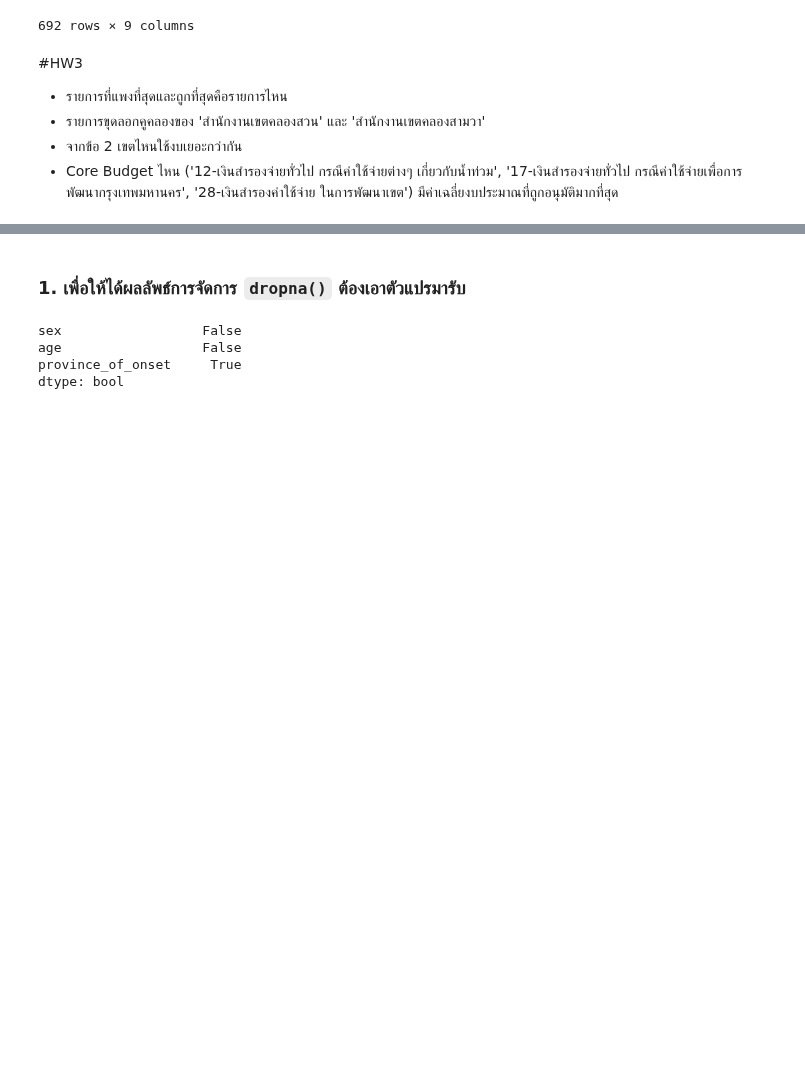
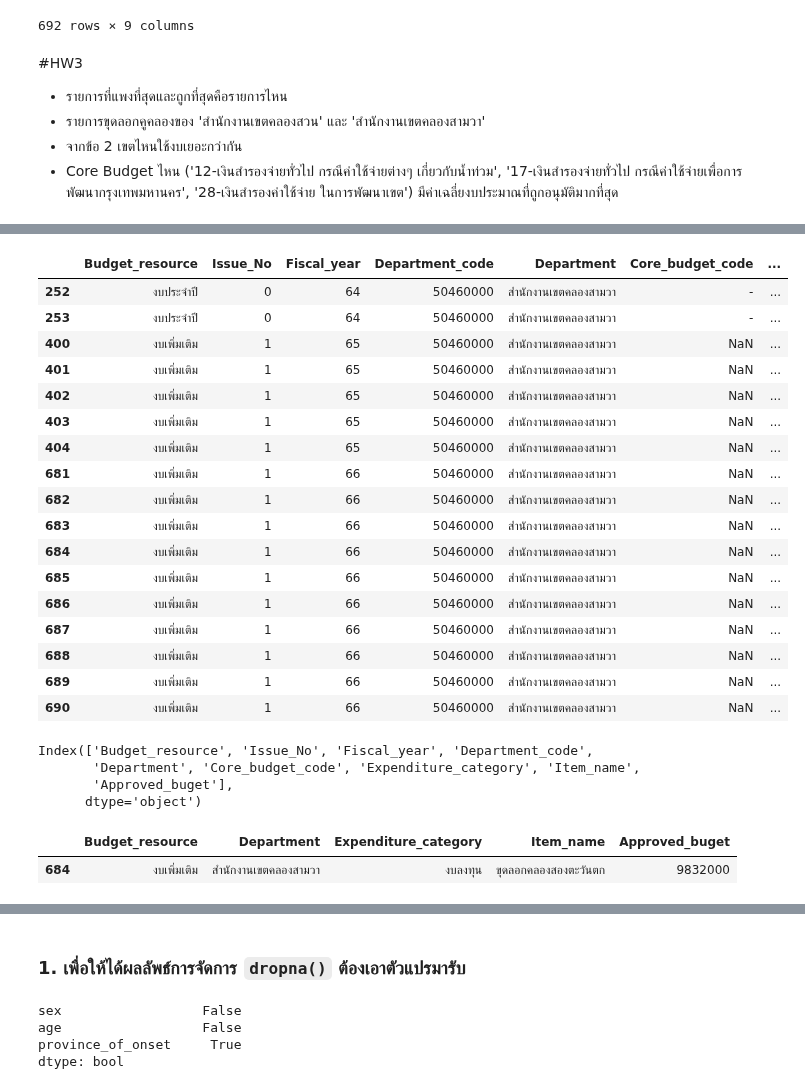
Before and after one commit to Aingon14/python_dataviz2023, a Jupyter notebook: Pandas101.ipynb, the cells around one changed output, grey strips where cells are left out. Cells and saved outputs as stored; diff of their text form; code cells hidden in the pictures; blank space fills up the shorter version.

```diff
--- a/Pandas101.ipynb
+++ b/Pandas101.ipynb
@@ -1182,0 +1210,45 @@ data1
+# %%
+#  รายการขุดลอกคูคลองของ 'สำนักงานเขตคลองสวน' และ 'สำนักงานเขตคลองสามวา'
+#  ตอบ
+
+data_Dep = data1[(data1['Department'] == "สำนักงานเขตคลองสวน") | (data1['Department'] == "สำนักงานเขตคลองสามวา")]
+
+data_Dep
+# %% [output]
+|  | Budget_resource | Issue_No | Fiscal_year | Department_code | Department | Core_budget_code | ... |
+| 252 | งบประจำปี | 0 | 64 | 50460000 | สำนักงานเขตคลองสามวา | - | ... |
+| 253 | งบประจำปี | 0 | 64 | 50460000 | สำนักงานเขตคลองสามวา | - | ... |
+| 400 | งบเพิ่มเติม | 1 | 65 | 50460000 | สำนักงานเขตคลองสามวา | NaN | ... |
+| 401 | งบเพิ่มเติม | 1 | 65 | 50460000 | สำนักงานเขตคลองสามวา | NaN | ... |
+| 402 | งบเพิ่มเติม | 1 | 65 | 50460000 | สำนักงานเขตคลองสามวา | NaN | ... |
+| 403 | งบเพิ่มเติม | 1 | 65 | 50460000 | สำนักงานเขตคลองสามวา | NaN | ... |
+| 404 | งบเพิ่มเติม | 1 | 65 | 50460000 | สำนักงานเขตคลองสามวา | NaN | ... |
+| 681 | งบเพิ่มเติม | 1 | 66 | 50460000 | สำนักงานเขตคลองสามวา | NaN | ... |
+| 682 | งบเพิ่มเติม | 1 | 66 | 50460000 | สำนักงานเขตคลองสามวา | NaN | ... |
+| 683 | งบเพิ่มเติม | 1 | 66 | 50460000 | สำนักงานเขตคลองสามวา | NaN | ... |
+| 684 | งบเพิ่มเติม | 1 | 66 | 50460000 | สำนักงานเขตคลองสามวา | NaN | ... |
+| 685 | งบเพิ่มเติม | 1 | 66 | 50460000 | สำนักงานเขตคลองสามวา | NaN | ... |
+| 686 | งบเพิ่มเติม | 1 | 66 | 50460000 | สำนักงานเขตคลองสามวา | NaN | ... |
+| 687 | งบเพิ่มเติม | 1 | 66 | 50460000 | สำนักงานเขตคลองสามวา | NaN | ... |
+| 688 | งบเพิ่มเติม | 1 | 66 | 50460000 | สำนักงานเขตคลองสามวา | NaN | ... |
+| 689 | งบเพิ่มเติม | 1 | 66 | 50460000 | สำนักงานเขตคลองสามวา | NaN | ... |
+| 690 | งบเพิ่มเติม | 1 | 66 | 50460000 | สำนักงานเขตคลองสามวา | NaN | ... |
+# %%
+data1.columns
+# %% [output]
+Index(['Budget_resource', 'Issue_No', 'Fiscal_year', 'Department_code',
+       'Department', 'Core_budget_code', 'Expenditure_category', 'Item_name',
+       'Approved_buget'],
+      dtype='object')
+# %%
+# จากข้อ 2 เขตไหนใช้งบเยอะกว่ากัน
+# ตอบ
+
+data_Dep_max = data_Dep['Approved_buget'].max()
+Dep_max = data_Dep[(data_Dep)['Approved_buget'] == data_Dep_max][['Budget_resource', 'Department','Expenditure_category','Item_name','Approved_buget']]
+
+
+Dep_max
+# %% [output]
+|  | Budget_resource | Department | Expenditure_category | Item_name | Approved_buget |
+| 684 | งบเพิ่มเติม | สำนักงานเขตคลองสามวา | งบลงทุน | ขุดลอกคลองสองตะวันตก | 9832000 |
```
Also changed, not shown: parts of 9 cells of this notebook.
